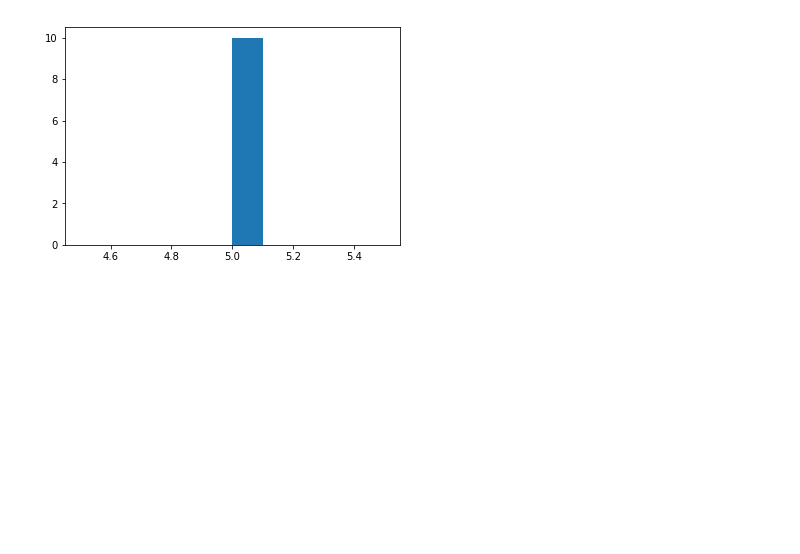
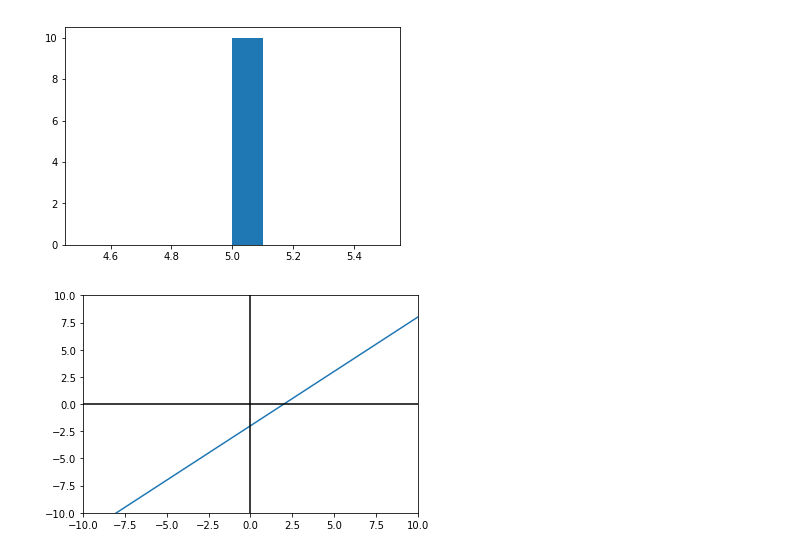
Before and after one commit to mcaballeroguillen/Redes_Neuronales, a Jupyter notebook: Genetic_Algoritmo.ipynb, the cells around one changed output. Saved outputs shown, nothing was run; the diff lists cells and outputs as text; code cells hidden in the pictures; blank space fills up the shorter version.

```diff
--- a/Genetic_Algoritmo.ipynb
+++ b/Genetic_Algoritmo.ipynb
@@ -127,3 +91,48 @@ plt.hist(Genetic1.Evaluation)
  array([ 4.5,  4.6,  4.7,  4.8,  4.9,  5. ,  5.1,  5.2,  5.3,  5.4,  5.5]),
  <a list of 10 Patch objects>)
 [figure]
+# %%
+from random import random, randrange
+from matplotlib import pyplot
+def fun(x):
+    return x-2
+
+def generador():
+    minn= -4
+    maxx= 4
+    largo = maxx-minn
+    rand= random()
+    return minn + (rand*largo)
+
+def Evalu(indv):
+    if (fun(indv[0])>0 and fun(indv[1])>0):
+        return 0
+    if (fun(indv[0])<0 and fun(indv[1])<0):
+        return 0
+    if (fun(indv[0])==0 or fun(indv[1])==0):
+        return 1
+    return 1/(abs(indv[0]-indv[1]))
+
+Genetic1 = Genetic_Algoritmo()
+Genetic1.Fitness=Evalu
+Genetic1.Generador=generador
+Genetic1.Genes=2
+Genetic1.genera_popinicial(10)
+Genetic1.Evaluate()
+x = range(-12, 12)
+pyplot.plot(x, [fun(i) for i in x])
+pyplot.axhline(0, color="black")
+pyplot.axvline(0, color="black")
+pyplot.xlim(-10, 10)
+pyplot.ylim(-10, 10)
+
+
+pyplot.show()
+
+
+
+
+#plt.ion()
+#plt.hist(Genetic1.Evaluation)
+# %% [output]
+[figure, added]
```
Also changed, not shown: parts of 10 cells of this notebook.
